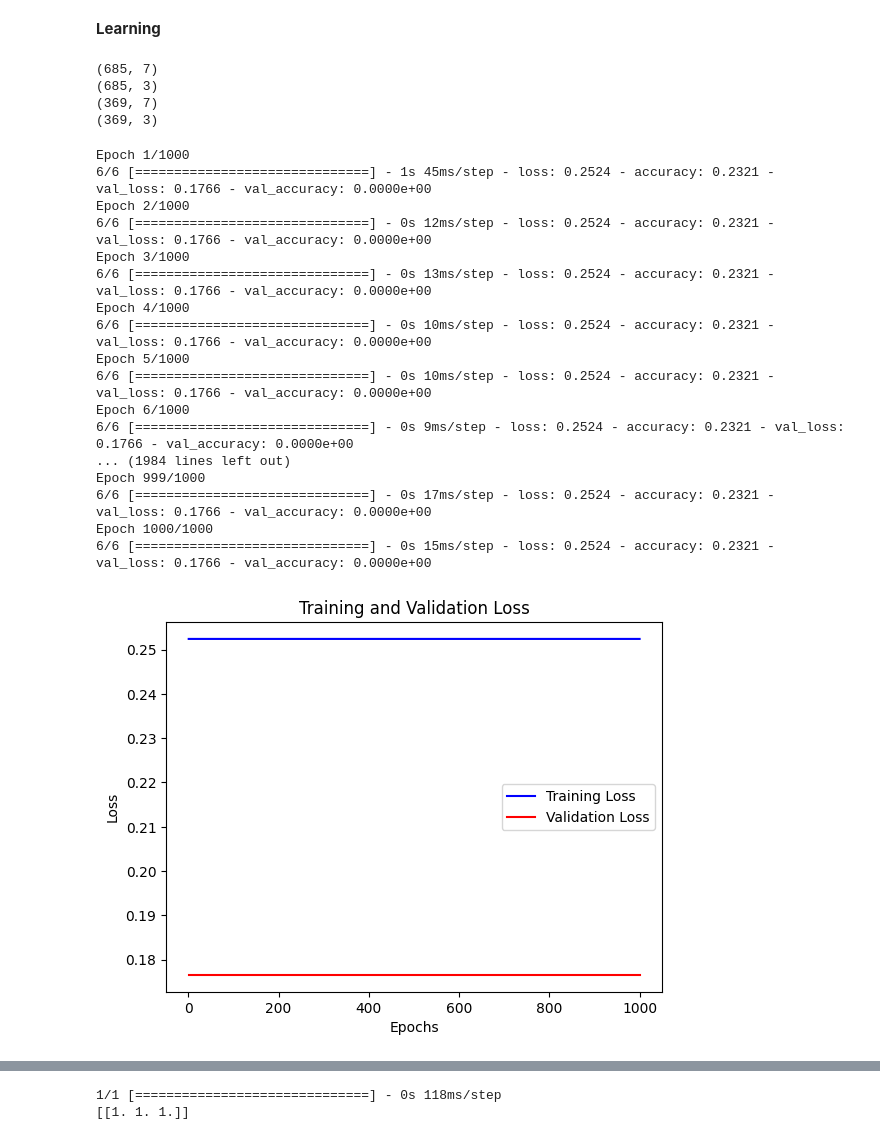
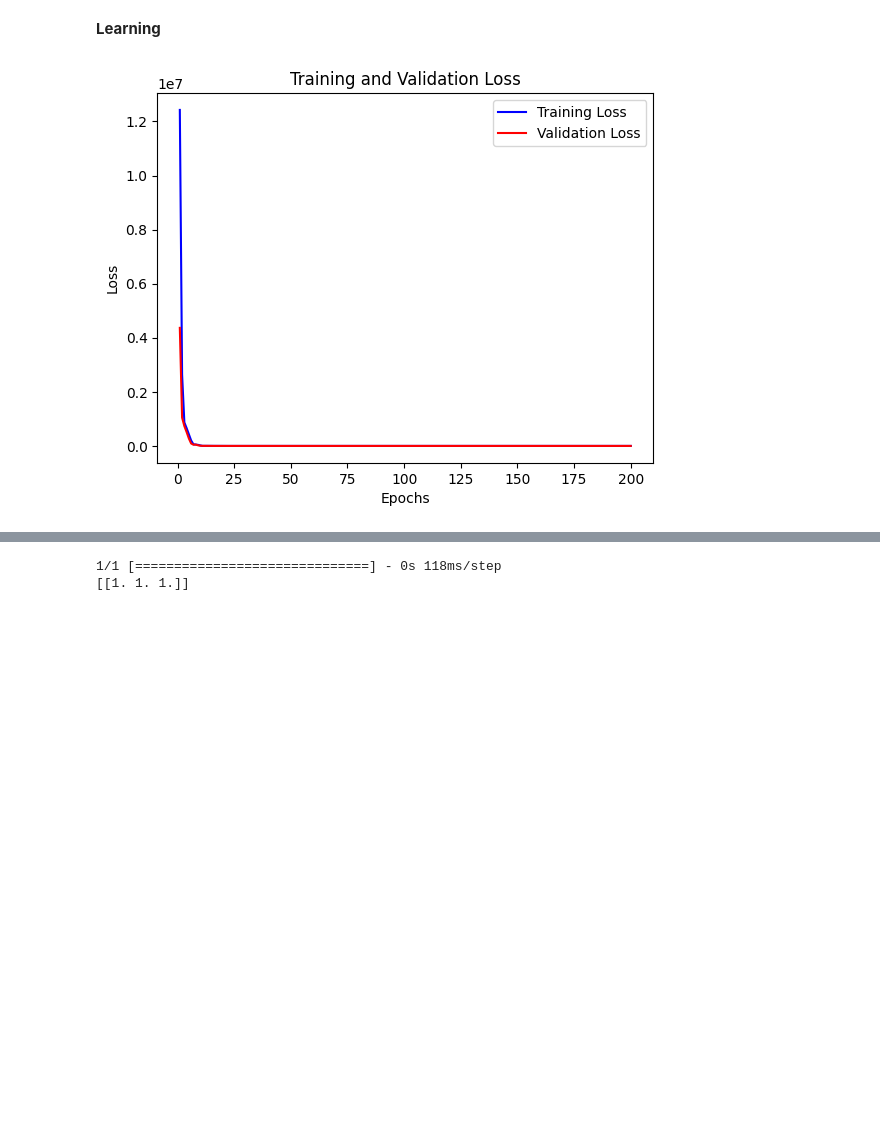
Before and after one commit to dharambirpoddar/RL_Bird, a Jupyter notebook: DNN_Bird_controller.ipynb, the cells around one changed output, grey strips where cells are left out. Saved outputs shown, nothing was run; the diff lists cells and outputs as text; code cells hidden in the pictures; blank space fills up the shorter version.

Commit message:
With Test

```diff
--- a/DNN_Bird_controller.ipynb
+++ b/DNN_Bird_controller.ipynb
@@ -191,10 +191,10 @@ df['y_axis_diff'] = df['y_axis'].shift(-1) - df['y_axis']
 df['Alt_diff'] = df['Alt'].shift(-1) - df['Alt']
 # %%
 #offset
-df['x_axis'] = df['x_axis']-df['x_axis'].min()
-df['y_axis'] = df['y_axis']-df['y_axis'].min()
-df['Alt'] = df['Alt']-df['Alt'].min()
-df['TimeUS'] = df['TimeUS']-df['TimeUS'].min()
+df['x_axis'] = df['x_axis']-df['x_axis'][0]
+df['y_axis'] = df['y_axis']-df['y_axis'][0]
+df['Alt'] = df['Alt']-df['Alt'][0]
+df['TimeUS'] = df['TimeUS']-df['TimeUS'][0]
 
 df.dropna(inplace=True)
 df
@@ -214,6 +214,14 @@ df
 1053 rows × 29 columns
 # %%
 #Rearrange Coloumn Dataframe
-df=df[['TimeUS_diff','Roll','Pitch','Yaw','x_axis','y_axis','Alt','C1_Roll','C2_Pitch','C3_Throttle']]
+df=df[['TimeUS_diff','Roll','Pitch','Yaw','x_axis','y_axis','Alt','GrX','GrY','GrZ','AcX','AcY','AcZ','C1_Roll','C2_Pitch','C3_Throttle']]
 
 #df['vx']=df['AcX']*df['TimeUS_diff']
+# %%
+#normalization of X,Y,Z axis
+
+df['x_norm']=(df['x_axis']-df['x_axis'].min())/(df['x_axis'].max()-df['x_axis'].min())
+df['y_norm']=(df['y_axis']-df['y_axis'].min())/(df['y_axis'].max()-df['y_axis'].min())
+df['Alt_norm']=(df['Alt']-df['Alt'].min())/(df['Alt'].max()-df['Alt'].min())
+
+df
@@ -260,18 +301,8 @@ y = df[['C1_Roll','C2_Pitch','C3_Throttle']]
 #X_train, X_test, y_train, y_test = train_test_split(X, y, test_size=0.3, random_state=42)
 #time Series Split
 training_size=int(len(df)*0.65)
-X_train,X_test=df.loc[:training_size,['TimeUS_diff','Roll','Pitch','Yaw','x_axis','y_axis','Alt']],df.loc[training_size:,['TimeUS_diff','Roll','Pitch','Yaw','x_axis','y_axis','Alt']]
+X_train,X_test=df.loc[:training_size,['TimeUS_diff','Roll','Pitch','Yaw','x_norm','y_norm','Alt_norm']],df.loc[training_size:,['TimeUS_diff','Roll','Pitch','Yaw','x_norm','y_norm','Alt_norm']]
 y_train,y_test=df.loc[:training_size,['C1_Roll','C2_Pitch','C3_Throttle']],df.loc[training_size:,['C1_Roll','C2_Pitch','C3_Throttle']]
-# %%
-print(X_train.shape)
-print(y_train.shape)
-print(X_test.shape)
-print(y_test.shape)
-# %% [output]
-(685, 7)
-(685, 3)
-(369, 7)
-(369, 3)
 # %%
 model = Sequential()
 model.add(Dense(32, activation='relu', input_shape=(7,)))  # Input layer, 32 neurons
@@ -282,36 +313,19 @@ model.add(Dense(3, activation='linear'))  # Output layer with 3 neurons (matchin
 optimizer = Adam(learning_rate=0.001)
 model.compile(loss='mean_squared_error', optimizer=optimizer, metrics=['accuracy'])
 # %%
-history=model.fit(X_train, y_train, epochs=100, batch_size=128, validation_data=(X_test, y_test))
+history=model.fit(X_train, y_train, epochs=200, batch_size=128, validation_data=(X_test, y_test),verbose=0)
 
 
 training_loss = history.history['loss']
 validation_loss = history.history['val_loss']
 epochs = range(1, len(training_loss) + 1)  # Assuming you trained for 1000 epochs
 
 plt.plot(epochs, training_loss, 'b', label='Training Loss')
 plt.plot(epochs, validation_loss, 'r', label='Validation Loss')
 plt.title('Training and Validation Loss')
 plt.xlabel('Epochs')
 plt.ylabel('Loss')
 plt.legend()
 plt.show()
 # %% [output]
-Epoch 1/1000
-6/6 [==============================] - 1s 45ms/step - loss: 0.2524 - accuracy: 0.2321 - val_loss: 0.1766 - val_accuracy: 0.0000e+00
-Epoch 2/1000
-6/6 [==============================] - 0s 12ms/step - loss: 0.2524 - accuracy: 0.2321 - val_loss: 0.1766 - val_accuracy: 0.0000e+00
-Epoch 3/1000
-6/6 [==============================] - 0s 13ms/step - loss: 0.2524 - accuracy: 0.2321 - val_loss: 0.1766 - val_accuracy: 0.0000e+00
-Epoch 4/1000
-6/6 [==============================] - 0s 10ms/step - loss: 0.2524 - accuracy: 0.2321 - val_loss: 0.1766 - val_accuracy: 0.0000e+00
-Epoch 5/1000
-6/6 [==============================] - 0s 10ms/step - loss: 0.2524 - accuracy: 0.2321 - val_loss: 0.1766 - val_accuracy: 0.0000e+00
-Epoch 6/1000
-6/6 [==============================] - 0s 9ms/step - loss: 0.2524 - accuracy: 0.2321 - val_loss: 0.1766 - val_accuracy: 0.0000e+00
-... (1984 lines left out)
-Epoch 999/1000
-6/6 [==============================] - 0s 17ms/step - loss: 0.2524 - accuracy: 0.2321 - val_loss: 0.1766 - val_accuracy: 0.0000e+00
-Epoch 1000/1000
-6/6 [==============================] - 0s 15ms/step - loss: 0.2524 - accuracy: 0.2321 - val_loss: 0.1766 - val_accuracy: 0.0000e+00
-[figure, old version]
+[figure, new version]
```
Also changed, not shown: parts of 11 cells of this notebook.
